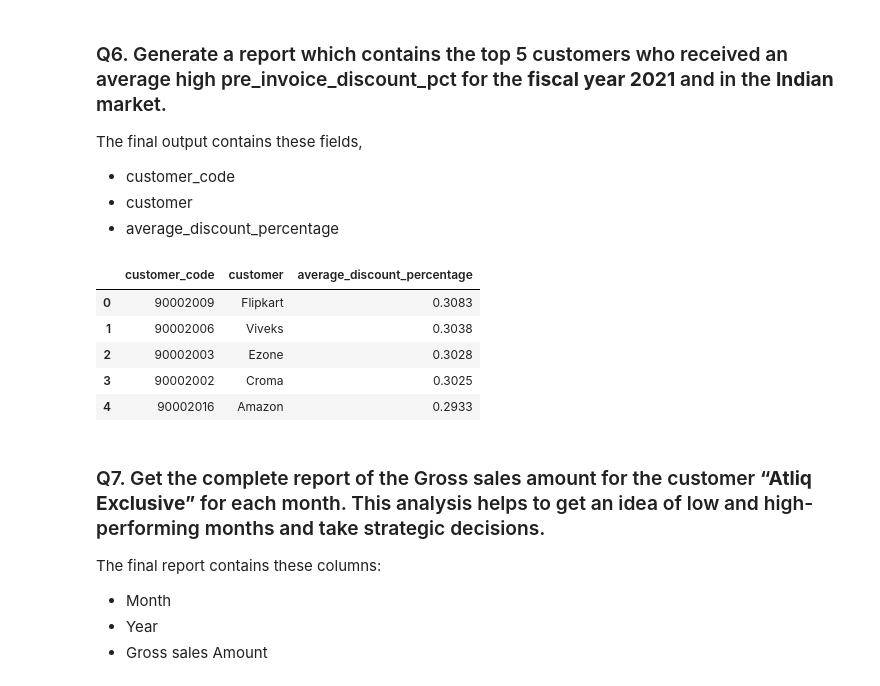
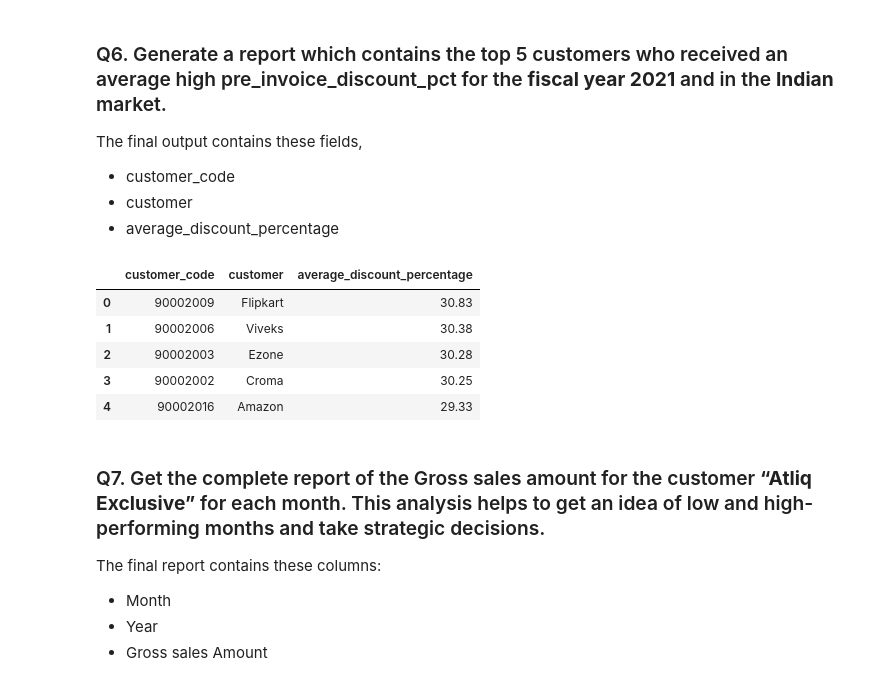
Before and after one commit to jishnukoliyadan/Atliq-Hardwares-SQL-Challenge4, a Jupyter notebook: SQL_Query.ipynb, the cells around one changed output. Cells and saved outputs as stored; diff of their text form; code cells hidden in the pictures.

```diff
--- a/SQL_Query.ipynb
+++ b/SQL_Query.ipynb
@@ -160,22 +160,26 @@ The final output contains these fields,
 - average_discount_percentage
 # %%
 QUERY = '''
-        SELECT fd.customer_code, customer, pre_invoice_discount_pct AS average_discount_percentage FROM fact_pre_invoice_deductions fd
+        SELECT fd.customer_code,
+                customer,
+                ROUND(AVG(pre_invoice_discount_pct) * 100, 2) AS average_discount_percentage
+            FROM fact_pre_invoice_deductions fd
             JOIN dim_customer dc
             ON fd.customer_code = dc.customer_code
-            WHERE market = "India" AND fd.fiscal_year = 2021
+            WHERE market = 'India' AND fd.fiscal_year = 2021
+            GROUP BY customer, fd.customer_code
             ORDER BY average_discount_percentage DESC
             LIMIT 5
         '''
 cursorObject.execute(QUERY)
 pd.DataFrame(cursorObject.fetchall(), columns = cursorObject.column_names)
 # %% [output]
 |  | customer_code | customer | average_discount_percentage |
-| 0 | 90002009 | Flipkart | 0.3083 |
-| 1 | 90002006 | Viveks | 0.3038 |
-| 2 | 90002003 | Ezone | 0.3028 |
-| 3 | 90002002 | Croma | 0.3025 |
-| 4 | 90002016 | Amazon | 0.2933 |
+| 0 | 90002009 | Flipkart | 30.83 |
+| 1 | 90002006 | Viveks | 30.38 |
+| 2 | 90002003 | Ezone | 30.28 |
+| 3 | 90002002 | Croma | 30.25 |
+| 4 | 90002016 | Amazon | 29.33 |
 # %% [markdown]
 ### Q7. Get the complete report of the Gross sales amount for the customer **“Atliq Exclusive”** for each month. This analysis helps to get an idea of low and high-performing months and take strategic decisions.
 The final report contains these columns:
```
Also changed, not shown: parts of 4 cells of this notebook, 1 other file.
